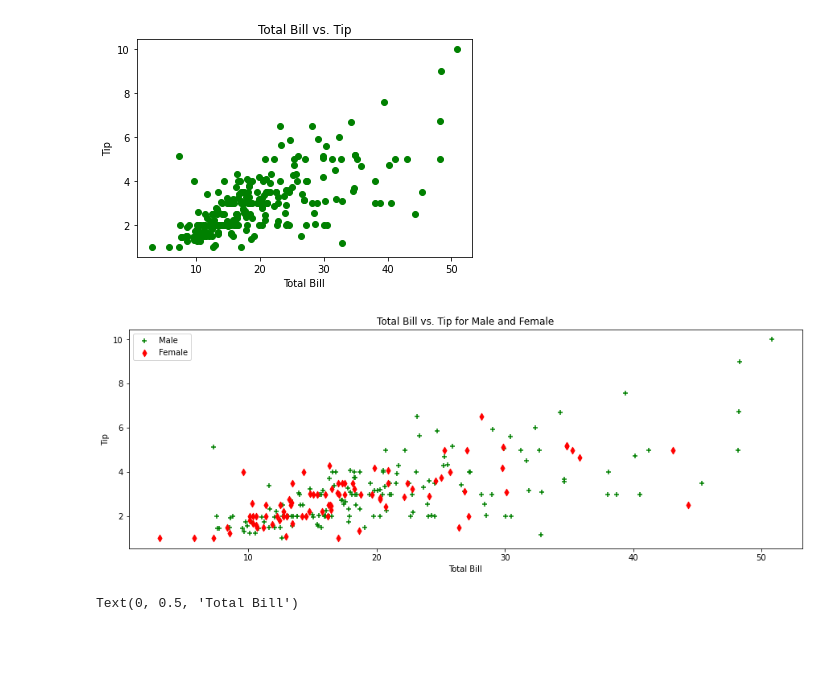
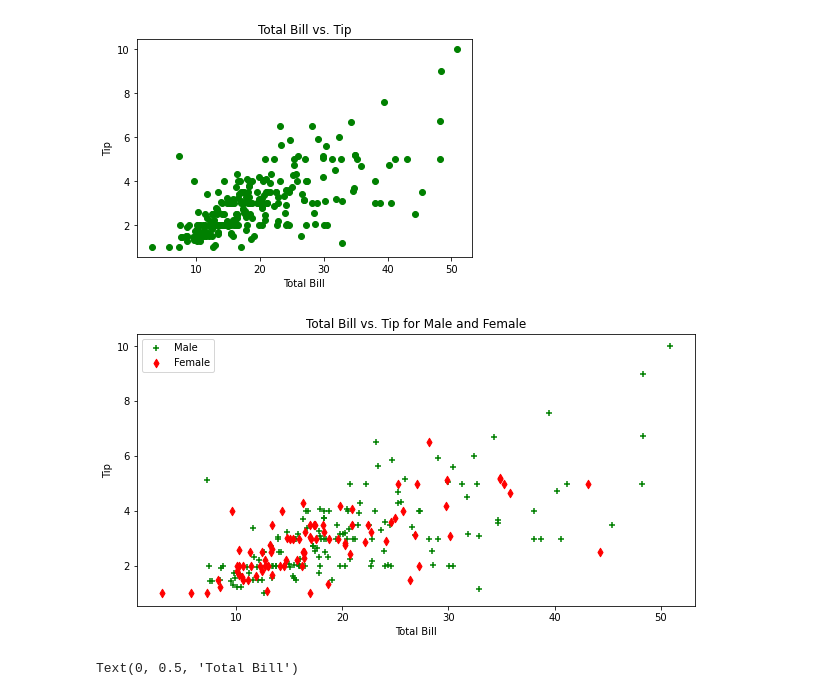
Before and after one commit to srikanthpragada/DS_18_JULY_2022, a Jupyter notebook: plots/matplotlibdemo.ipynb, the cells around one changed output. Drawn from its saved outputs; the diff is of its cells as text; code cells hidden in the pictures; blank space fills up the shorter version.

```diff
--- a/plots/matplotlibdemo.ipynb
+++ b/plots/matplotlibdemo.ipynb
@@ -128,13 +128,13 @@ female_trans = tips.loc [ tips.sex == 'Female',:]
 # %%
 plt.scatter(male_trans['total_bill'], male_trans['tip'], c = 'green', marker='+', label='Male')
 plt.scatter(female_trans['total_bill'], female_trans['tip'], c = 'red', marker= 'd', label='Female')
 plt.title("Total Bill vs. Tip for Male and Female")
 plt.xlabel("Total Bill")
 plt.ylabel("Tip")
 plt.legend()
-plt.gcf().set_size_inches(15,5)
+plt.gcf().set_size_inches(10,5)
 # %% [output]
-[figure, old version]
+[figure, new version]
 # %%
 plt.scatter(tips['size'], tips['total_bill'])
 plt.title("Total Bill vs. Size")
```
Also changed, not shown: parts of 3 cells of this notebook, 1 other file.
